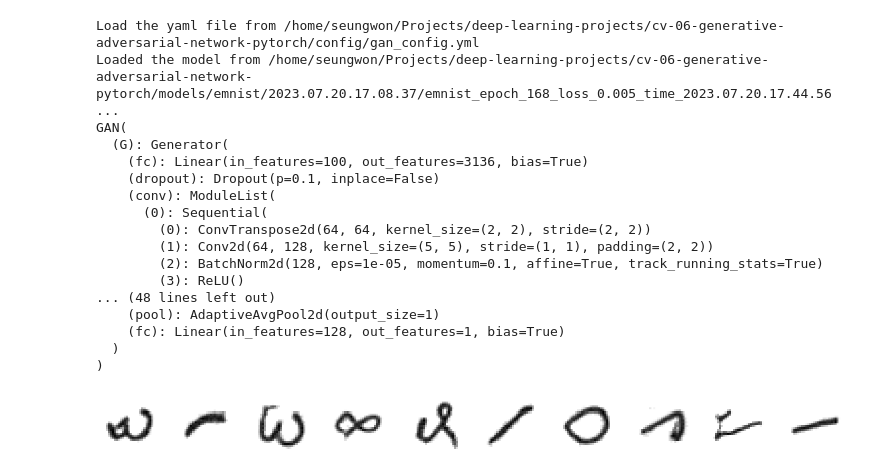
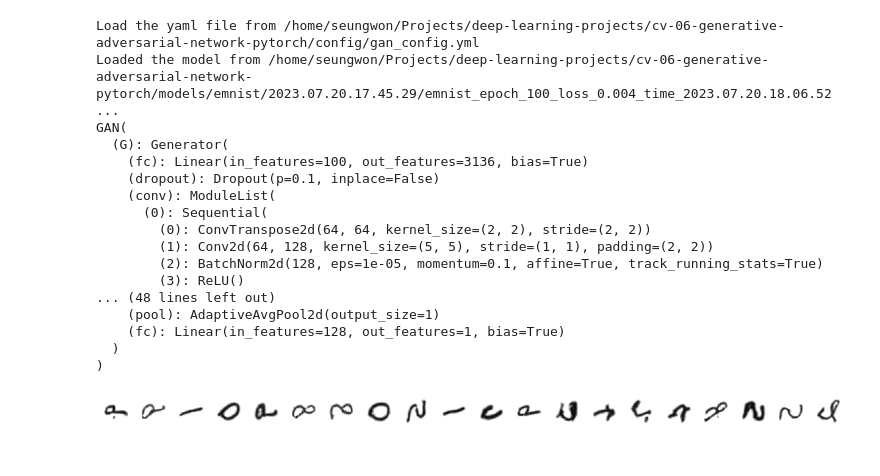
Before and after one commit to dodoseung/gan-generative-adversarial-network-pytorch, a Jupyter notebook: gan_emnist_visualization.ipynb, the cells around one changed output. Drawn from its saved outputs; the diff is of its cells as text; code cells hidden in the pictures.

```diff
--- a/gan_emnist_visualization.ipynb
+++ b/gan_emnist_visualization.ipynb
@@ -27,11 +24,11 @@ model = GAN(gen_latent_z=config['model']['gen_latent_z'], gen_init_layer=config[
             dis_input_img=config['model']['dis_input_img'], dis_conv_filters=config['model']['dis_conv_filters'],
             dis_conv_kernels=config['model']['dis_conv_kernels'], dis_conv_strides=config['model']['dis_conv_strides'],
             dis_conv_pads=config['model']['dis_conv_pads'], dis_dropout_rate=config['model']['dis_dropout_rate']).to(device)
-model, _, _, _ = load_model('/home/seungwon/Projects/deep-learning-projects/cv-06-generative-adversarial-network-pytorch/models/emnist/2023.07.20.17.08.37/emnist_epoch_168_loss_0.005_time_2023.07.20.17.44.56.pt', model)
+model, _, _, _ = load_model('/home/seungwon/Projects/deep-learning-projects/cv-06-generative-adversarial-network-pytorch/models/emnist/2023.07.20.17.45.29/emnist_epoch_100_loss_0.004_time_2023.07.20.18.06.52.pt', model)
 print(model)
 # %% [output]
 Load the yaml file from /home/seungwon/Projects/deep-learning-projects/cv-06-generative-adversarial-network-pytorch/config/gan_config.yml
-Loaded the model from /home/seungwon/Projects/deep-learning-projects/cv-06-generative-adversarial-network-pytorch/models/emnist/2023.07.20.17.08.37/emnist_epoch_168_loss_0.005_time_2023.07.20.17.44.56 ...
+Loaded the model from /home/seungwon/Projects/deep-learning-projects/cv-06-generative-adversarial-network-pytorch/models/emnist/2023.07.20.17.45.29/emnist_epoch_100_loss_0.004_time_2023.07.20.18.06.52 ...
 GAN(
   (G): Generator(
     (fc): Linear(in_features=100, out_features=3136, bias=True)
@@ -48,20 +45,20 @@ GAN(
   )
 )
 # %%
-n_to_show = 10
+n_to_show = 20
 z_latent = config['model']['gen_latent_z']
 np.random.seed(777)
 
 fig = plt.figure(figsize=(15, 3))
 fig.subplots_adjust(hspace=0.4, wspace=0.4)
 model.eval()
 
 z = 2 * torch.rand(n_to_show, z_latent, device=device) - 1
 img = model.G(z)
 
 for i in range(n_to_show):
     sub = fig.add_subplot(1, n_to_show, i+1)
     sub.axis('off')
     sub.imshow(img[i].squeeze(0).cpu().detach().numpy(), cmap='gray_r')
 # %% [output]
-[figure, old version]
+[figure, new version]
```
Also changed, not shown: parts of 1 cell of this notebook, 1 other file.
